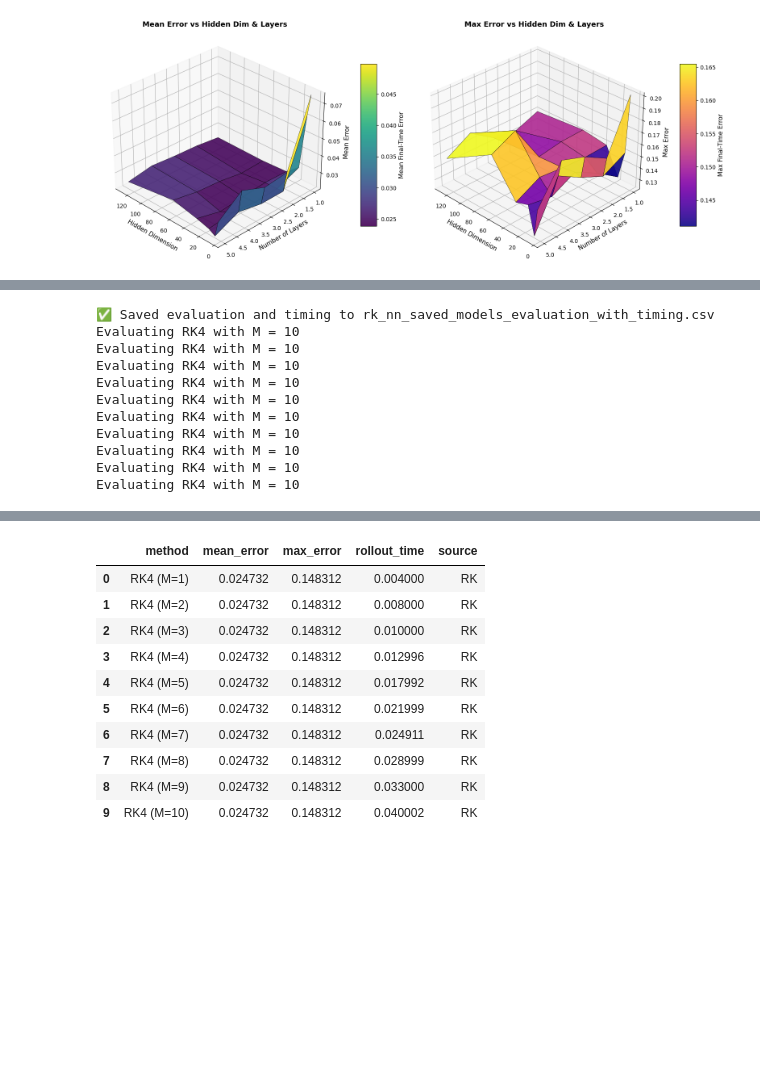
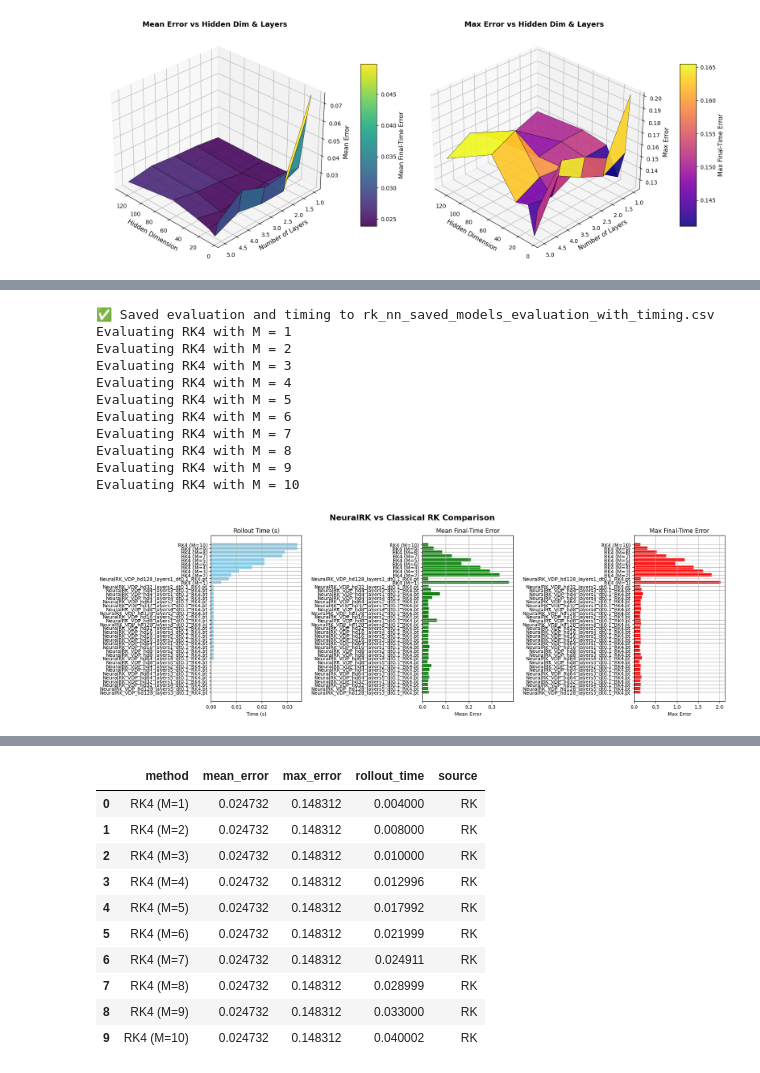
Before and after one commit to GeorgeWilliam1999/TrackExtrapolation, a Jupyter notebook: RK_PINNs/RK_PINN.ipynb, the cells around one changed output, grey strips where cells are left out. Cells and saved outputs as stored; diff of their text form; code cells hidden in the pictures; blank space fills up the shorter version.

```diff
--- a/RK_PINNs/RK_PINN.ipynb
+++ b/RK_PINNs/RK_PINN.ipynb
@@ -938,7 +938,7 @@ import matplotlib.pyplot as plt
 import pandas as pd
 import time
 
-def rk_timmer(steps, Ms):
+def rk_timmer(steps,m, Ms):
     """
     Time the rollout of RK4 for different values of M.
 
@@ -951,7 +951,7 @@ def rk_timmer(steps, Ms):
     """
     records = []
     for m in Ms:
-        print(f"Evaluating RK4 with M = {M}")
+        print(f"Evaluating RK4 with M = {m}")
 
         # Time the rollout
         start_time = time.time()
@@ -961,7 +961,7 @@ def rk_timmer(steps, Ms):
         # Compute final error
         errors = evaluate_final_error(
             model=model,  # this is assumed to be used only for error computation
-            rk_func=rk_apply,
+            m=m,
             butcher=rk4,
             f=vdp,
             x0_set=x0_eval,
@@ -991,44 +991,45 @@ def plot_accuracy_and_timing_comparison(df_nn, df_rk):
     df_combined.sort_values(by="rollout_time", inplace=True)
 
     fig, axs = plt.subplots(1, 3, figsize=(18, 6))
 
     axs[0].barh(df_combined["method"], df_combined["rollout_time"], color="skyblue")
     axs[0].set_title("Rollout Time (s)")
     axs[0].set_xlabel("Time (s)")
     axs[0].grid(True)
 
     axs[1].barh(df_combined["method"], df_combined["mean_error"], color="green")
     axs[1].set_title("Mean Final-Time Error")
     axs[1].set_xlabel("Mean Error")
     axs[1].grid(True)
 
     axs[2].barh(df_combined["method"], df_combined["max_error"], color="red")
     axs[2].set_title("Max Final-Time Error")
     axs[2].set_xlabel("Max Error")
     axs[2].grid(True)
 
     fig.suptitle("NeuralRK vs Classical RK Comparison", fontsize=16, weight='bold')
     plt.tight_layout()
     plt.show()
 
 # === Run evaluation ===
-df_nn = evaluate_and_time_saved_models(steps=10)
-df_rk = rk_timmer(steps=10, Ms=[i for i in range(1, 11)])
+df_nn = evaluate_and_time_saved_models(steps=1,m=10)
+df_rk = rk_timmer(steps=1,m = 10, Ms=[i for i in range(1, 11)])
 
 # === Plot results ===
 plot_accuracy_and_timing_comparison(df_nn[df_nn['mean_error'] < 0.1], df_rk)
 # %% [output]
 ✅ Saved evaluation and timing to rk_nn_saved_models_evaluation_with_timing.csv
+Evaluating RK4 with M = 1
+Evaluating RK4 with M = 2
+Evaluating RK4 with M = 3
+Evaluating RK4 with M = 4
+Evaluating RK4 with M = 5
+Evaluating RK4 with M = 6
+Evaluating RK4 with M = 7
+Evaluating RK4 with M = 8
+Evaluating RK4 with M = 9
 Evaluating RK4 with M = 10
-Evaluating RK4 with M = 10
-Evaluating RK4 with M = 10
-Evaluating RK4 with M = 10
-Evaluating RK4 with M = 10
-Evaluating RK4 with M = 10
-Evaluating RK4 with M = 10
-Evaluating RK4 with M = 10
-Evaluating RK4 with M = 10
-Evaluating RK4 with M = 10
+[figure, added]
 # %%
 df_nn
 # %% [output]
```
Also changed, not shown: parts of 4 cells of this notebook, 1 other file.
